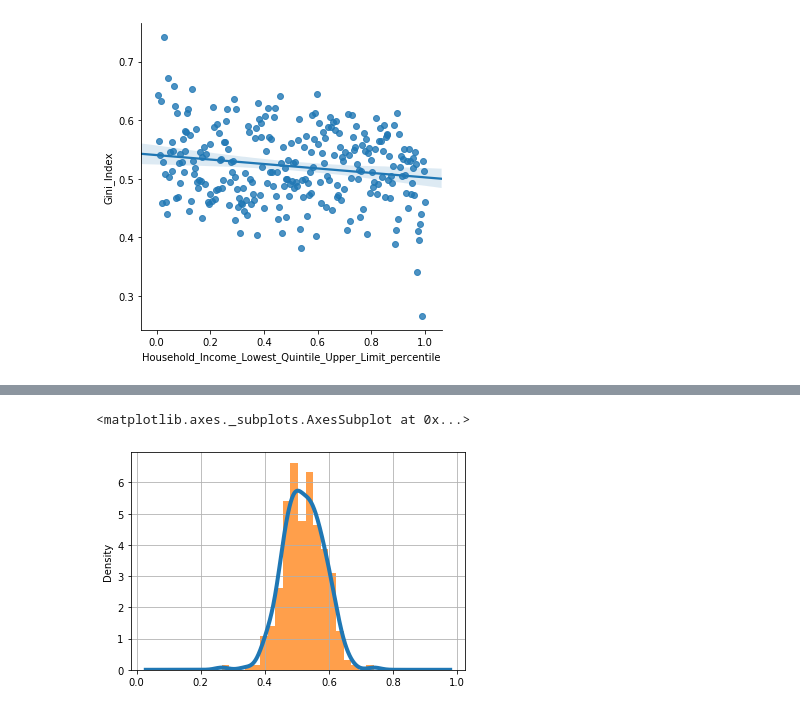
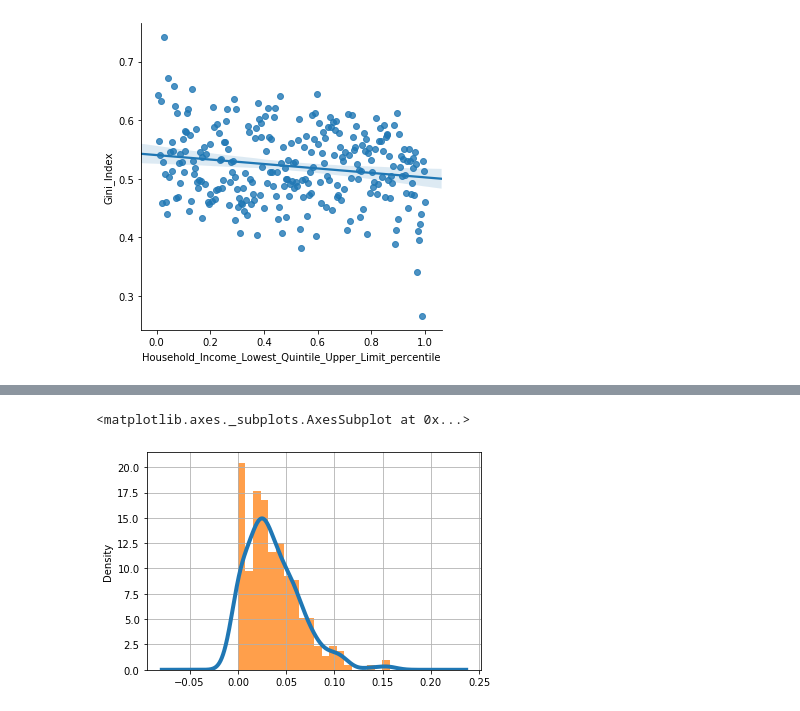
Before and after one commit to ipeirotis/census, a Jupyter notebook: Mapping_Variables_of_Interest.ipynb, the cells around one changed output, grey strips where cells are left out. Drawn from its saved outputs; the diff is of its cells as text; code cells hidden in the pictures.

```diff
--- a/Mapping_Variables_of_Interest.ipynb
+++ b/Mapping_Variables_of_Interest.ipynb
@@ -210,7 +204,7 @@ manhattan.plot(
 # %% [markdown]
 ## Misc Plots
 # %%
-test_df = df.query("Total_Population>0 and Median_Family_Income_percentile>0")
+test_df = df.query("Total_Population>0 and Median_Family_Income>0")
 # %%
 # test_df.replace(to_replace=-666666666,value=np.nan, method=None).loc[224]
 
@@ -236,6 +237,7 @@ sns.lmplot(data=test_df,x="Household_Income_Lowest_Quintile_Upper_Limit_percenti
 # %%
-test_df.Gini_Index.plot(kind='kde', linewidth=4)
-test_df.Gini_Index.hist(bins=20,alpha=0.75,density=True)
+attr_to_plot='prob_woman_gave_birth'
+test_df[attr_to_plot].plot(kind='kde', linewidth=4)
+test_df[attr_to_plot].hist(bins=20,alpha=0.75,density=True)
 # %% [output]
 <matplotlib.axes._subplots.AxesSubplot at 0x...>
-[figure, old version]
+[figure, new version]
```
Also changed, not shown: parts of 9 cells of this notebook, 3 other files.
